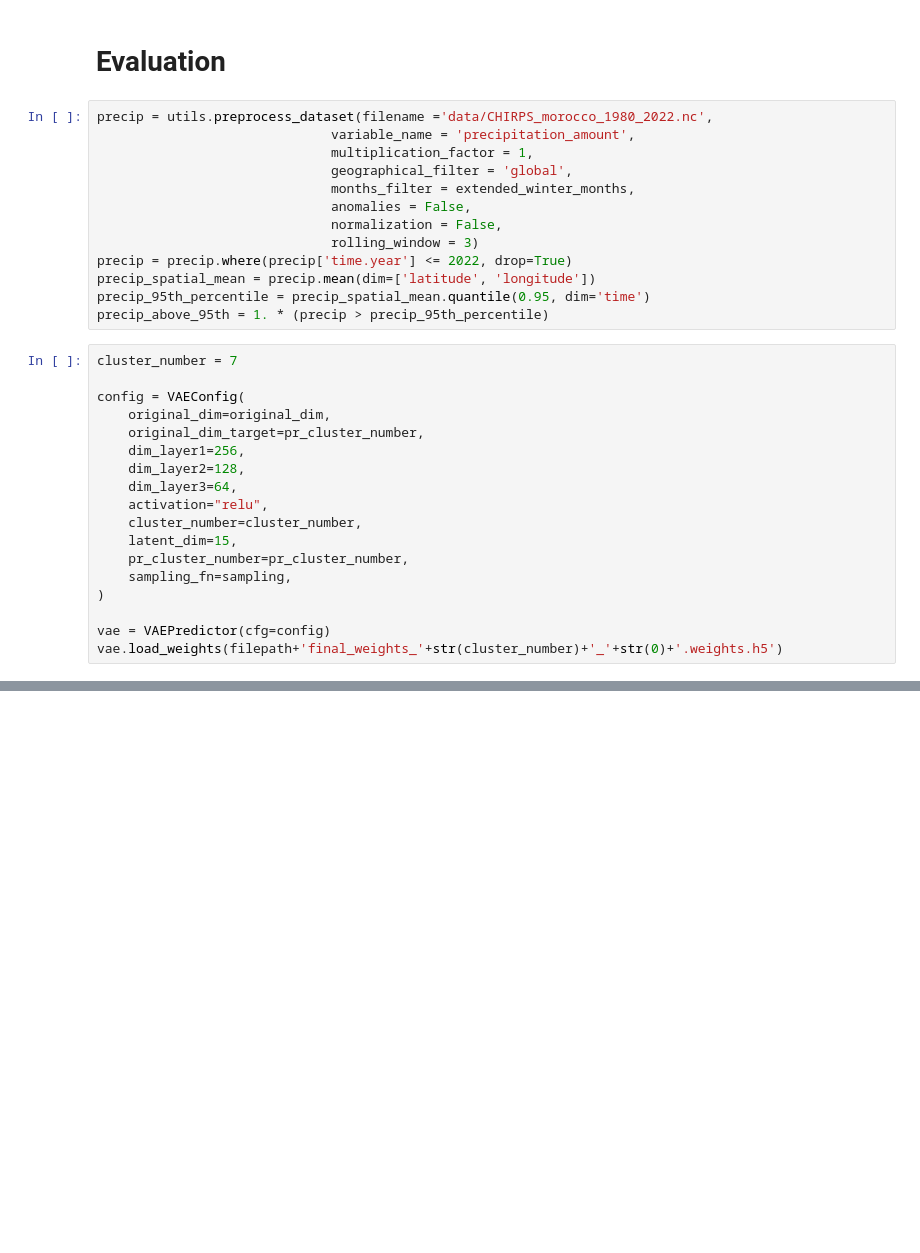
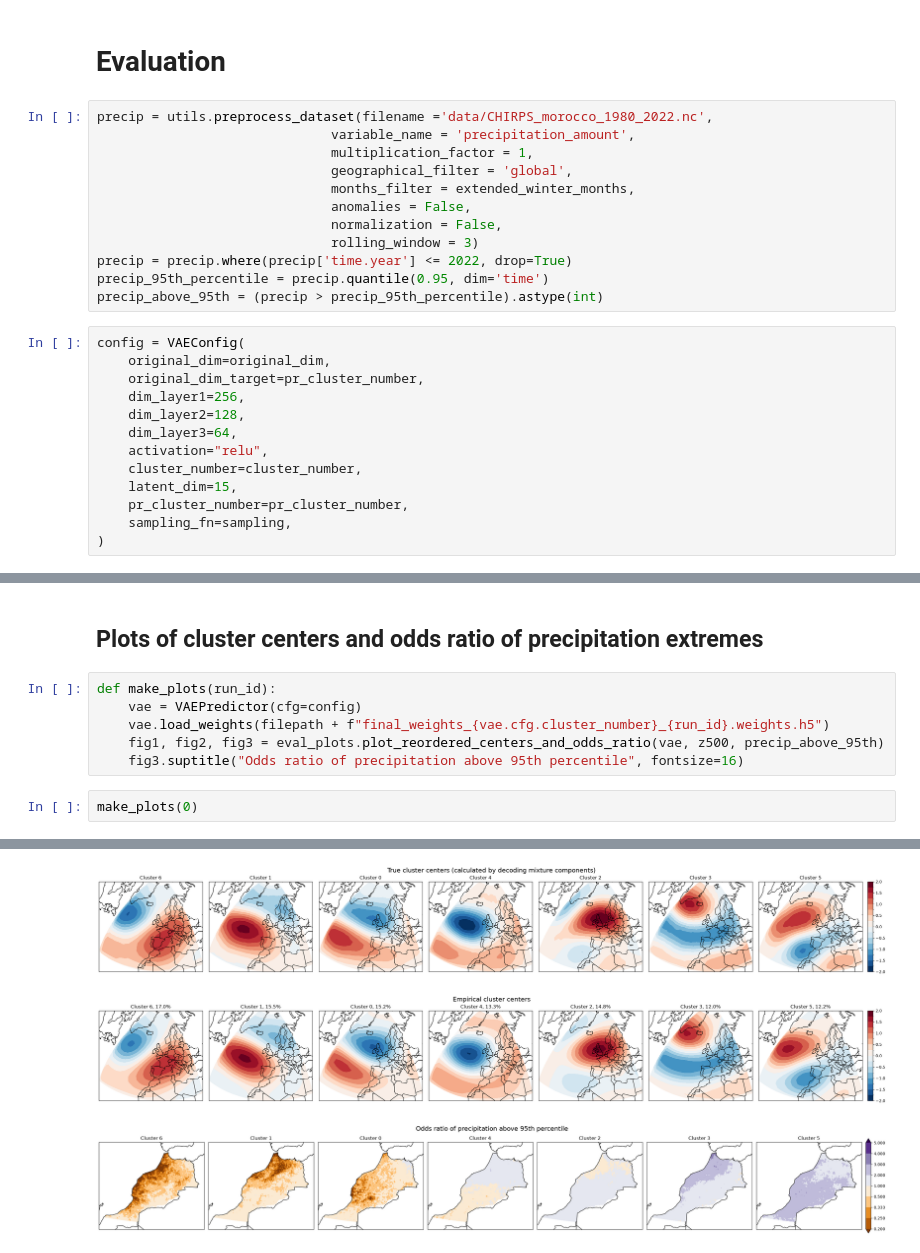
Before and after one commit to EmmaScharfmann/CodeForEarth, a Jupyter notebook: experiments/cmmvae.ipynb, the cells around one changed output, grey strips where cells are left out. Drawn from its saved outputs; the diff is of its cells as text; blank space fills up the shorter version.

```diff
--- a/experiments/cmmvae.ipynb
+++ b/experiments/cmmvae.ipynb
@@ -149,12 +152,9 @@ precip = utils.preprocess_dataset(filename ='data/CHIRPS_morocco_1980_2022.nc',
                               normalization = False,
                               rolling_window = 3)
 precip = precip.where(precip['time.year'] <= 2022, drop=True)
-precip_spatial_mean = precip.mean(dim=['latitude', 'longitude'])
-precip_95th_percentile = precip_spatial_mean.quantile(0.95, dim='time')
-precip_above_95th = 1. * (precip > precip_95th_percentile)
+precip_95th_percentile = precip.quantile(0.95, dim='time')
+precip_above_95th = (precip > precip_95th_percentile).astype(int)
 # %%
-cluster_number = 7
-
 config = VAEConfig(
     original_dim=original_dim,
     original_dim_target=pr_cluster_number,
@@ -167,6 +167,3 @@ config = VAEConfig(
     pr_cluster_number=pr_cluster_number,
     sampling_fn=sampling,
 )
-
-vae = VAEPredictor(cfg=config)
-vae.load_weights(filepath+'final_weights_'+str(cluster_number)+'_'+str(0)+'.weights.h5')
@@ -207,0 +170,11 @@ decoded = vae.decode(z=encoded["latent"]["z"] , batch_size=batch_size)
+# %% [markdown]
+## Plots of cluster centers and odds ratio of precipitation extremes
+# %%
+def make_plots(run_id):
+    vae = VAEPredictor(cfg=config)
+    vae.load_weights(filepath + f"final_weights_{vae.cfg.cluster_number}_{run_id}.weights.h5")
+    fig1, fig2, fig3 = eval_plots.plot_reordered_centers_and_odds_ratio(vae, z500, precip_above_95th)
+    fig3.suptitle("Odds ratio of precipitation above 95th percentile", fontsize=16)
+# %%
+make_plots(0)
+# %% [output]
@@ -207,0 +184,3 @@ decoded = vae.decode(z=encoded["latent"]["z"] , batch_size=batch_size)
+[figure, added]
+[figure, added]
+[figure, added]
```
Also changed, not shown: parts of 17 cells of this notebook, 6 other files.
